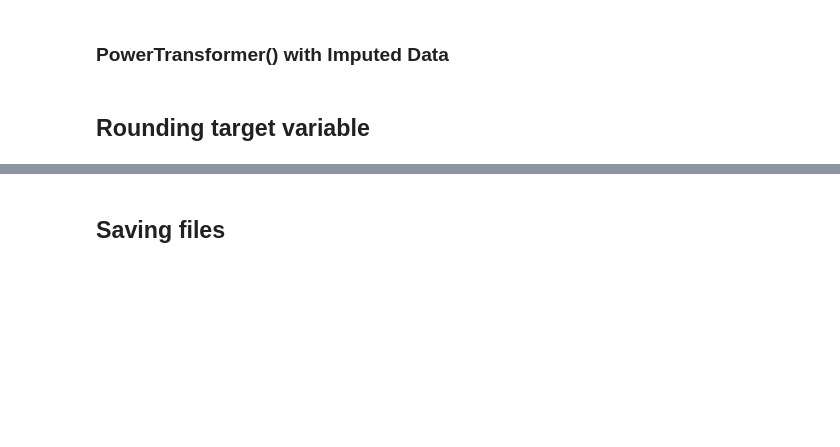
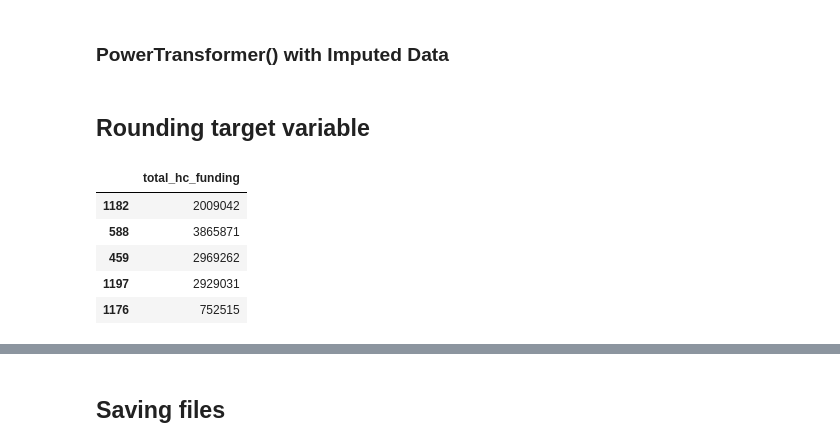
Before and after one commit to dezertdweller/capstone-project-fqhc-model, a Jupyter notebook: notebooks/pre-processing.ipynb, the cells around one changed output, grey strips where cells are left out. Drawn from its saved outputs; the diff is of its cells as text; code cells hidden in the pictures; blank space fills up the shorter version.

```diff
--- a/notebooks/pre-processing.ipynb
+++ b/notebooks/pre-processing.ipynb
@@ -311,3 +311,12 @@ imputed_columns = list(X_train_imputed.columns)
 # %%
 y_train_rounded = y_train.round(-5)
 y_test_rounded = y_test.round(-5)
+# %%
+y_train.head()
+# %% [output]
+|  | total_hc_funding |
+| 1182 | 2009042 |
+| 588 | 3865871 |
+| 459 | 2969262 |
+| 1197 | 2929031 |
+| 1176 | 752515 |
```
Also changed, not shown: parts of 12 cells of this notebook, 1 other file.
